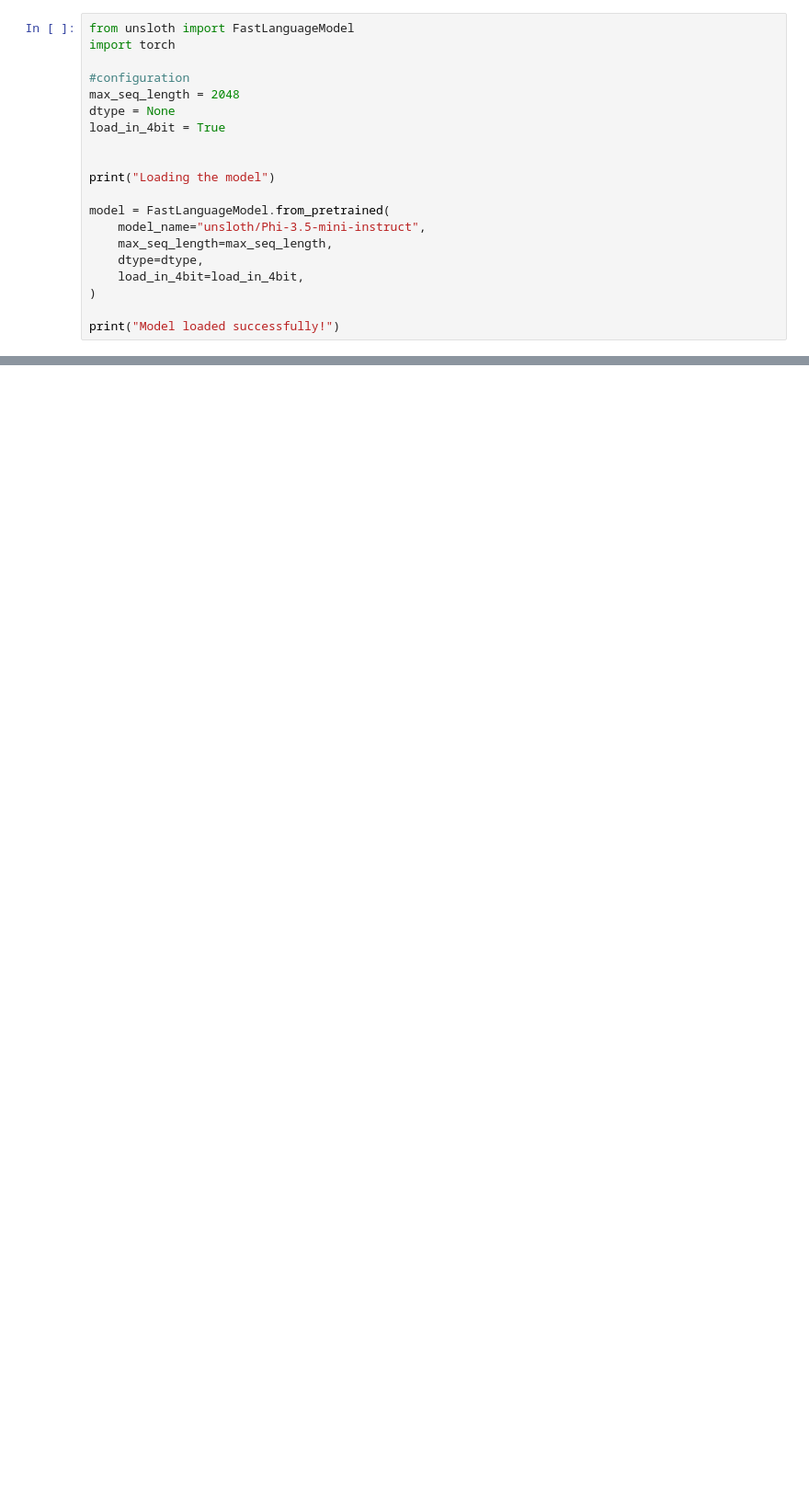
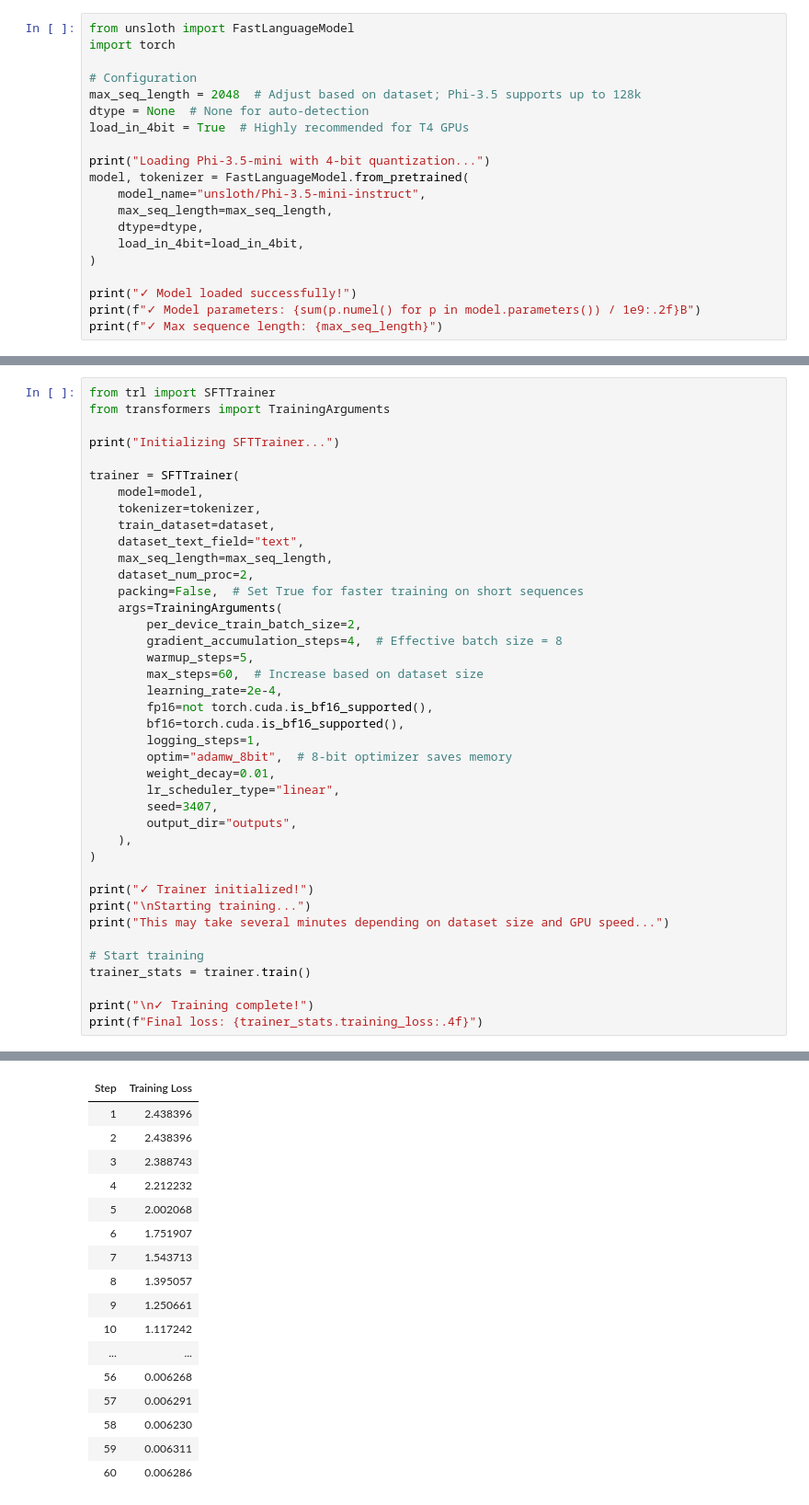
Before and after one commit to apsariUdithara/multilingual-agentic-factchecker-TRUTHBOMB, a Jupyter notebook: Initial Study/test.ipynb, the cells around one changed output, grey strips where cells are left out. Shown at 92% size. Cells and saved outputs as stored; diff of their text form; blank space fills up the shorter version.

Commit message:
complete initial fine tuning

```diff
--- a/Initial Study/test.ipynb
+++ b/Initial Study/test.ipynb
@@ -43,19 +96,19 @@ print(f"File size: {os.path.getsize('claims_dataset.jsonl')} bytes")
 from unsloth import FastLanguageModel
 import torch
 
-#configuration
-max_seq_length = 2048
-dtype = None
-load_in_4bit = True
+# Configuration
+max_seq_length = 2048  # Adjust based on dataset; Phi-3.5 supports up to 128k
+dtype = None  # None for auto-detection
+load_in_4bit = True  # Highly recommended for T4 GPUs
 
-
-print("Loading the model")
-
-model = FastLanguageModel.from_pretrained(
+print("Loading Phi-3.5-mini with 4-bit quantization...")
+model, tokenizer = FastLanguageModel.from_pretrained(
     model_name="unsloth/Phi-3.5-mini-instruct",
     max_seq_length=max_seq_length,
     dtype=dtype,
     load_in_4bit=load_in_4bit,
 )
 
-print("Model loaded successfully!")
+print("✓ Model loaded successfully!")
+print(f"✓ Model parameters: {sum(p.numel() for p in model.parameters()) / 1e9:.2f}B")
+print(f"✓ Max sequence length: {max_seq_length}")
@@ -75,0 +212,41 @@ model = FastLanguageModel.get_peft_model(
+# %%
+from trl import SFTTrainer
+from transformers import TrainingArguments
+
+print("Initializing SFTTrainer...")
+
+trainer = SFTTrainer(
+    model=model,
+    tokenizer=tokenizer,
+    train_dataset=dataset,
+    dataset_text_field="text",
+    max_seq_length=max_seq_length,
+    dataset_num_proc=2,
+    packing=False,  # Set True for faster training on short sequences
+    args=TrainingArguments(
+        per_device_train_batch_size=2,
+        gradient_accumulation_steps=4,  # Effective batch size = 8
+        warmup_steps=5,
+        max_steps=60,  # Increase based on dataset size
+        learning_rate=2e-4,
+        fp16=not torch.cuda.is_bf16_supported(),
+        bf16=torch.cuda.is_bf16_supported(),
+        logging_steps=1,
+        optim="adamw_8bit",  # 8-bit optimizer saves memory
+        weight_decay=0.01,
+        lr_scheduler_type="linear",
+        seed=3407,
+        output_dir="outputs",
+    ),
+)
+
+print("✓ Trainer initialized!")
+print("\nStarting training...")
+print("This may take several minutes depending on dataset size and GPU speed...")
+
+# Start training
+trainer_stats = trainer.train()
+
+print("\n✓ Training complete!")
+print(f"Final loss: {trainer_stats.training_loss:.4f}")
+# %% [output]
@@ -75,0 +268,17 @@ model = FastLanguageModel.get_peft_model(
+| Step | Training Loss |
+| 1 | 2.438396 |
+| 2 | 2.438396 |
+| 3 | 2.388743 |
+| 4 | 2.212232 |
+| 5 | 2.002068 |
+| 6 | 1.751907 |
+| 7 | 1.543713 |
+| 8 | 1.395057 |
+| 9 | 1.250661 |
+| 10 | 1.117242 |
+| ... | ... |
+| 56 | 0.006268 |
+| 57 | 0.006291 |
+| 58 | 0.006230 |
+| 59 | 0.006311 |
+| 60 | 0.006286 |
```
Also changed, not shown: parts of 19 cells of this notebook.
